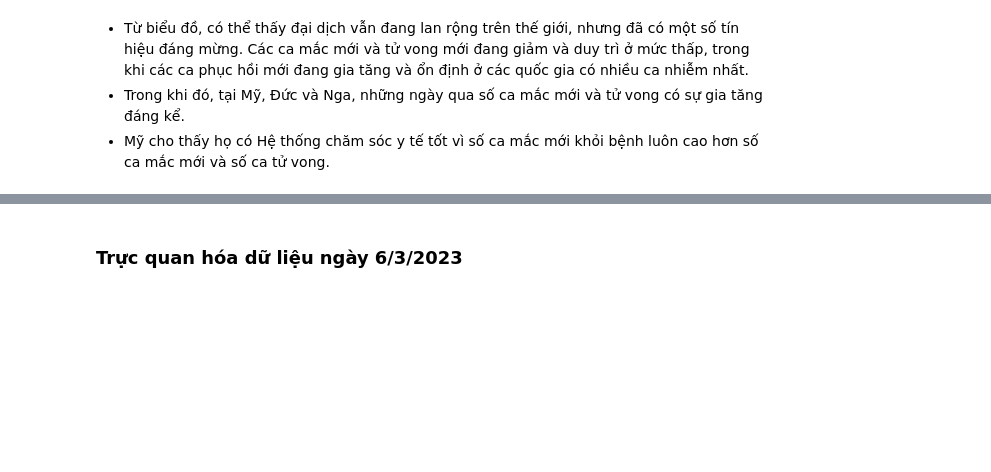
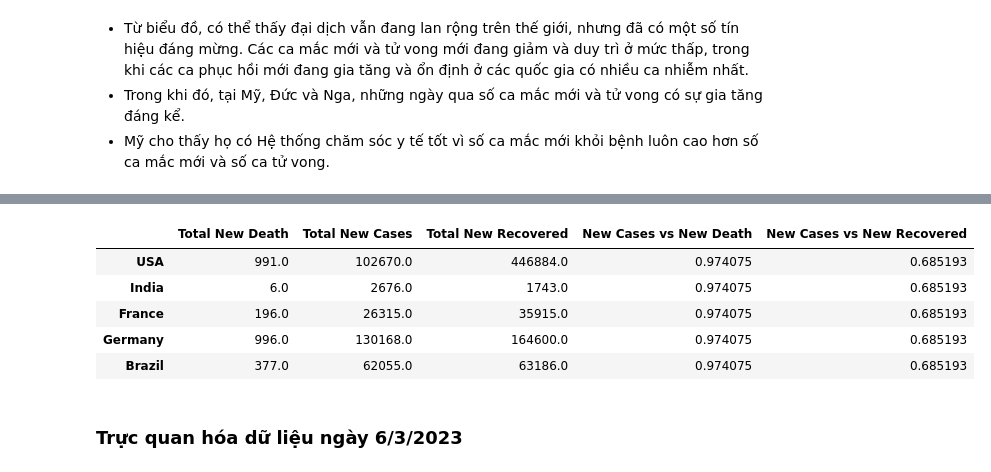
Before and after one commit to vntan/Covid-19-Analysis, a Jupyter notebook: visualization.ipynb, the cells around one changed output, grey strips where cells are left out. Drawn from its saved outputs; the diff is of its cells as text; code cells hidden in the pictures; blank space fills up the shorter version.

```diff
--- a/visualization.ipynb
+++ b/visualization.ipynb
@@ -81,3 +72,31 @@ new_recovered_df.plot(figsize=(20,10), title='New Recovered', grid=True)
+# %%
+#find the sum of new cases, new death, new recovered of each country
+total_new_death = []
+total_new_cases = []
+total_new_recovered = []
+for country in country_list:
+    total_new_death.append(new_death_df[country].sum())
+    total_new_cases.append(new_cases_df[country].sum())
+    total_new_recovered.append(new_recovered_df[country].sum())
+
+#convert to dataframe
+total_new_death_df = pd.DataFrame(total_new_death, index=country_list, columns=['Total New Death'])
+total_new_cases_df = pd.DataFrame(total_new_cases, index=country_list, columns=['Total New Cases'])
+total_new_recovered_df = pd.DataFrame(total_new_recovered, index=country_list, columns=['Total New Recovered'])
+
+#compute corr of new cases, new death, new recovered of each country
+corr_df = pd.concat([total_new_death_df, total_new_cases_df, total_new_recovered_df], axis=1)
+#compute corr of new cases vs new death and new cases vs new recovered of each country
+corr_df['New Cases vs New Death'] = corr_df['Total New Cases'].corr(corr_df['Total New Death'])
+corr_df['New Cases vs New Recovered'] = corr_df['Total New Cases'].corr(corr_df['Total New Recovered'])
+corr_df
+# %% [output]
+|  | Total New Death | Total New Cases | Total New Recovered | New Cases vs New Death | New Cases vs New Recovered |
+| USA | 991.0 | 102670.0 | 446884.0 | 0.974075 | 0.685193 |
+| India | 6.0 | 2676.0 | 1743.0 | 0.974075 | 0.685193 |
+| France | 196.0 | 26315.0 | 35915.0 | 0.974075 | 0.685193 |
+| Germany | 996.0 | 130168.0 | 164600.0 | 0.974075 | 0.685193 |
+| Brazil | 377.0 | 62055.0 | 63186.0 | 0.974075 | 0.685193 |
 # %% [markdown]
 ### Trực quan hóa dữ liệu ngày 6/3/2023
 # %% [markdown]
```
Also changed, not shown: parts of 9 cells of this notebook, 8 other files.
